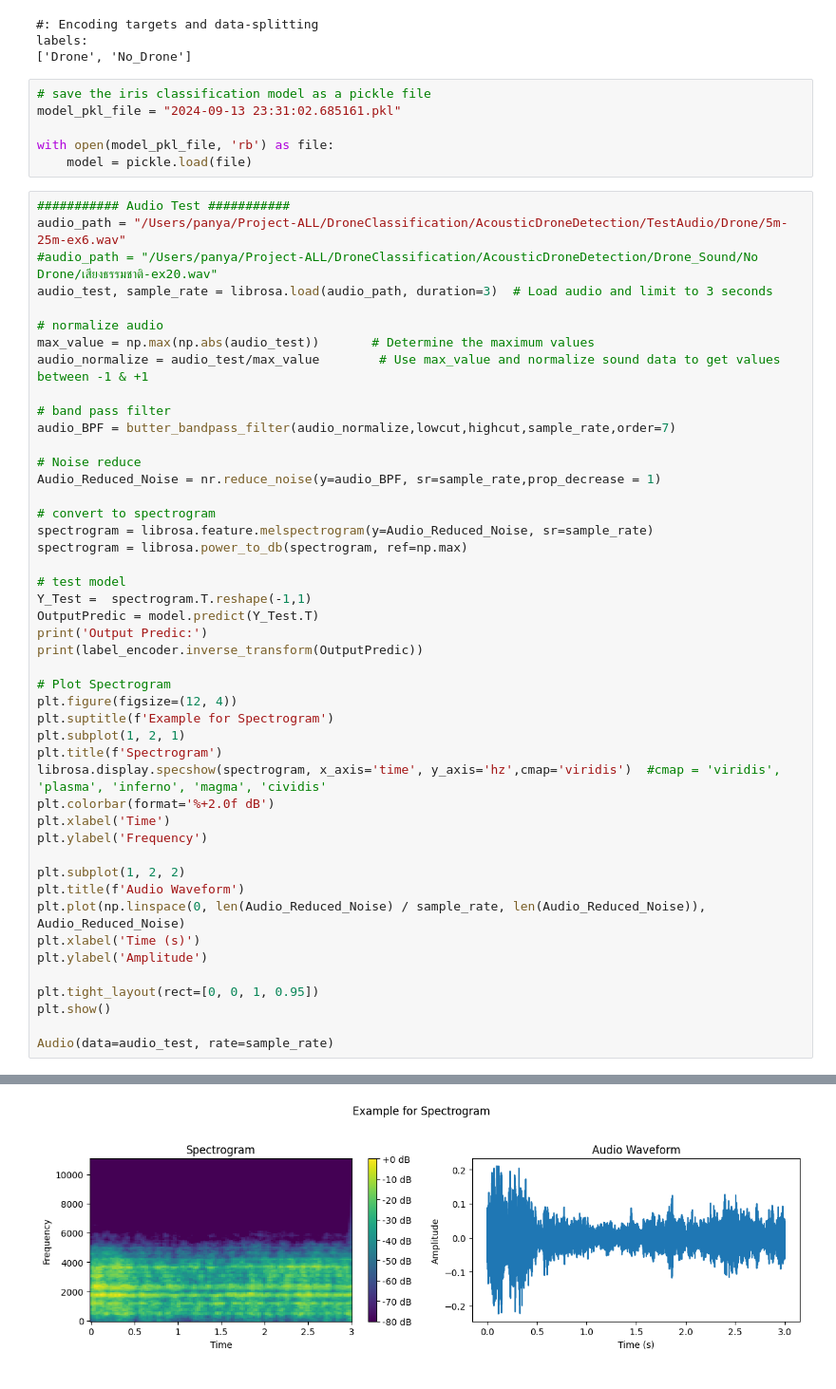
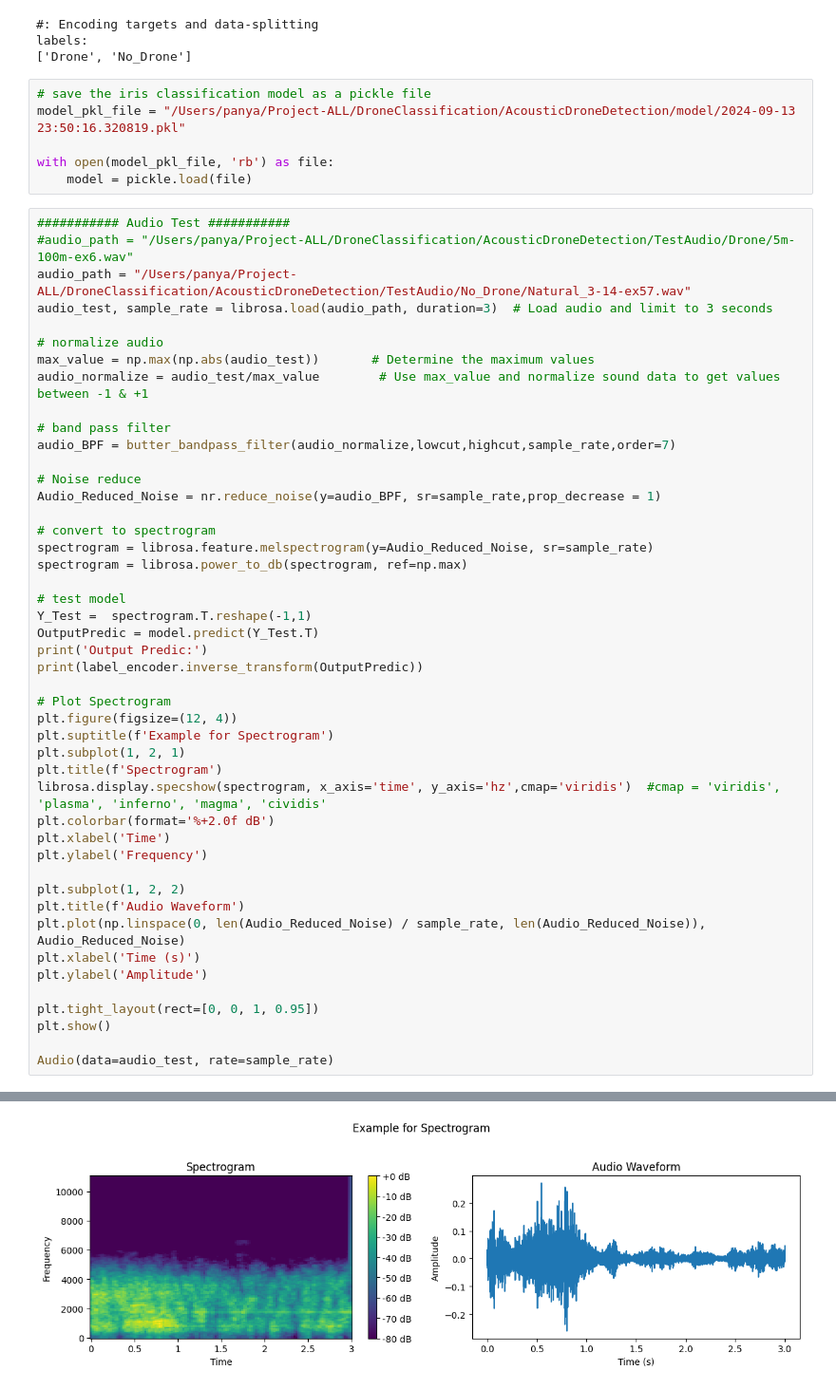
Before and after one commit to PanyaHantula/AcousticDroneDetection, a Jupyter notebook: test.ipynb, the cells around one changed output, grey strips where cells are left out. Shown at 95% size. Saved outputs shown, nothing was run; the diff lists cells and outputs as text.

```diff
--- a/test.ipynb
+++ b/test.ipynb
@@ -55,14 +55,14 @@ labels:
 ['Drone', 'No_Drone']
 # %%
 # save the iris classification model as a pickle file
-model_pkl_file = "2024-09-13 23:31:02.685161.pkl"
+model_pkl_file = "/Users/panya/Project-ALL/DroneClassification/AcousticDroneDetection/model/2024-09-13 23:50:16.320819.pkl"
 
 with open(model_pkl_file, 'rb') as file:
     model = pickle.load(file)
 # %%
 ########### Audio Test ###########
-audio_path = "/Users/panya/Project-ALL/DroneClassification/AcousticDroneDetection/TestAudio/Drone/5m-25m-ex6.wav"
-#audio_path = "/Users/panya/Project-ALL/DroneClassification/AcousticDroneDetection/Drone_Sound/No Drone/เสียงธรรมชาติ-ex20.wav"
+#audio_path = "/Users/panya/Project-ALL/DroneClassification/AcousticDroneDetection/TestAudio/Drone/5m-100m-ex6.wav"
+audio_path = "/Users/panya/Project-ALL/DroneClassification/AcousticDroneDetection/TestAudio/No_Drone/Natural_3-14-ex57.wav"
 audio_test, sample_rate = librosa.load(audio_path, duration=3)  # Load audio and limit to 3 seconds
 
 # normalize audio
@@ -111,2 +111,2 @@ Output Predic:
-[figure, old version]
+[figure, new version]
 [interactive output not drawn]
```
Also changed, not shown: parts of 1 cell of this notebook, 3 other files.
